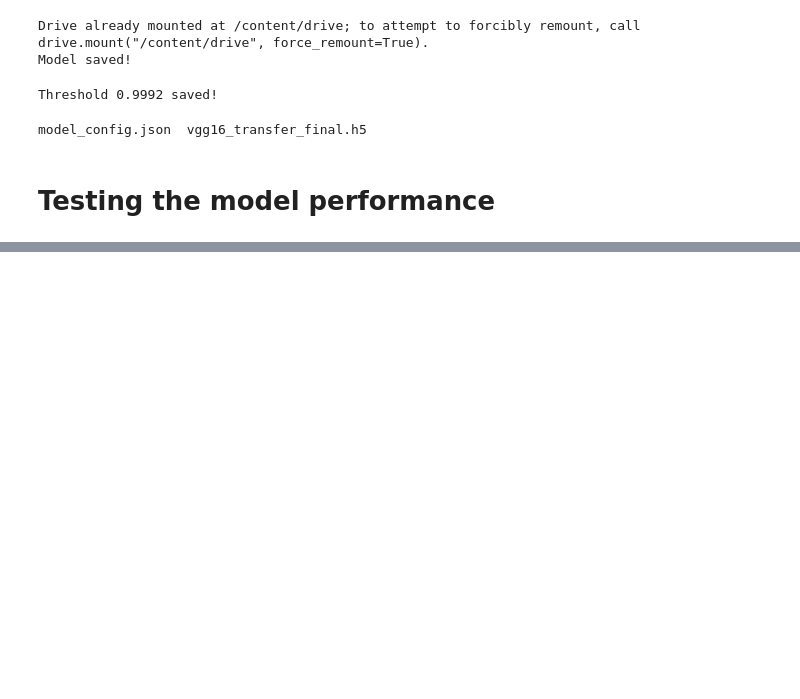
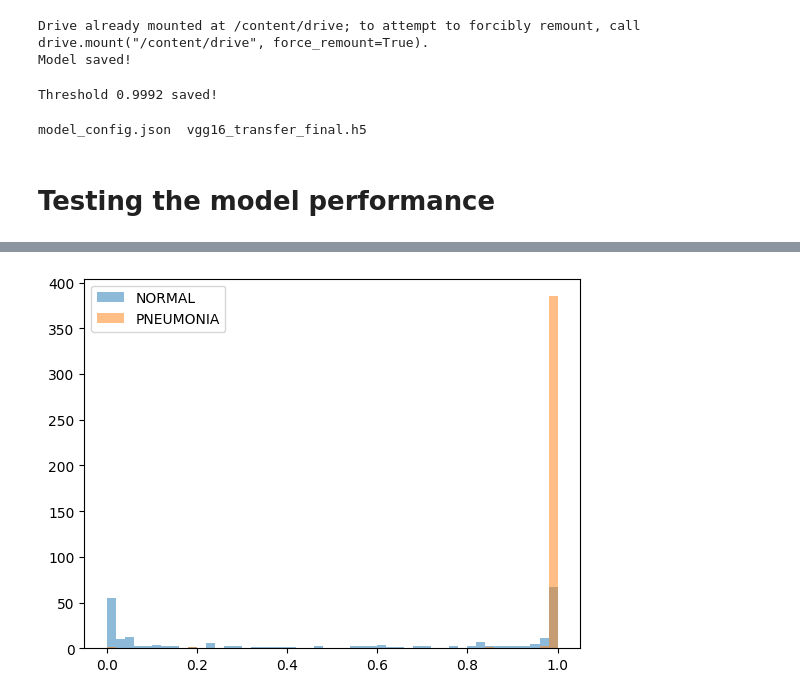
Before and after one commit to yusuf-codes10/deep-learining-project, a Jupyter notebook: transfer_model.ipynb, the cells around one changed output, grey strips where cells are left out. Drawn from its saved outputs; the diff is of its cells as text; code cells hidden in the pictures; blank space fills up the shorter version.

```diff
--- a/transfer_model.ipynb
+++ b/transfer_model.ipynb
@@ -588,0 +609,7 @@ print('hello')
+# %%
+plt.hist(transfer_preds_raw[y_test==0], bins=50, alpha=0.5, label='NORMAL')
+plt.hist(transfer_preds_raw[y_test==1], bins=50, alpha=0.5, label='PNEUMONIA')
+plt.legend()
+plt.show()
+# %% [output]
+[figure, added]
```
Also changed, not shown: parts of 19 cells of this notebook.
